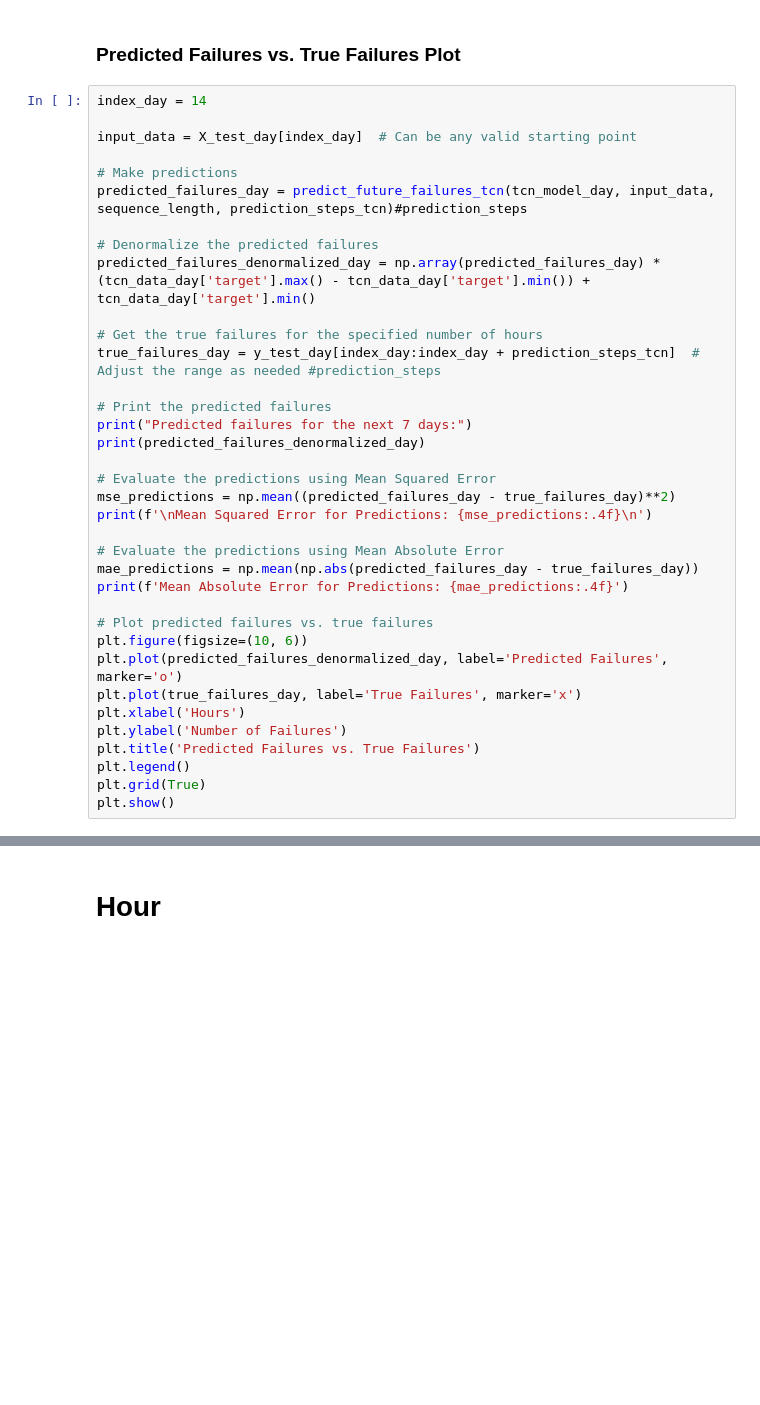
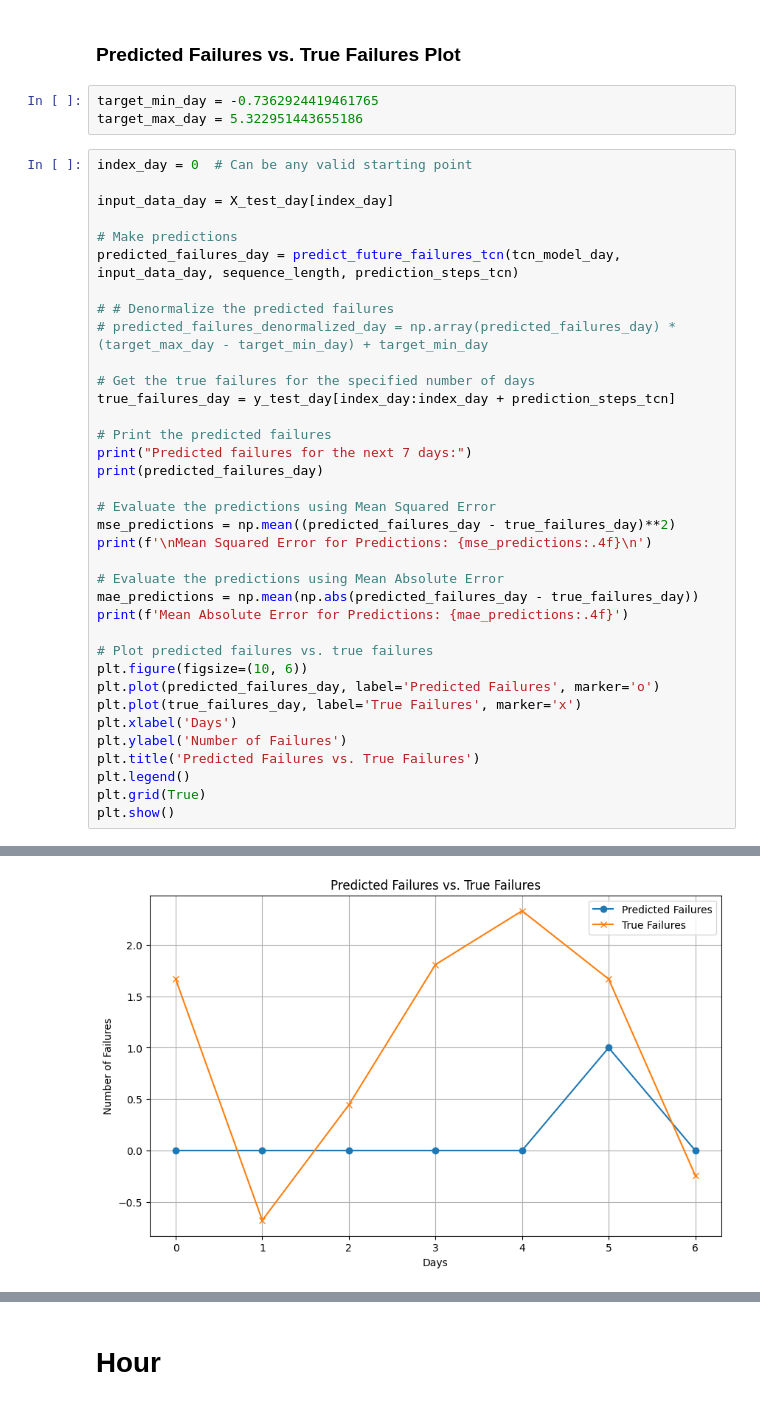
Before and after one commit to yyzangg/honours-programme-project, a Jupyter notebook: TCN.ipynb, the cells around one changed output, grey strips where cells are left out. Drawn from its saved outputs; the diff is of its cells as text; blank space fills up the shorter version.

```diff
--- a/TCN.ipynb
+++ b/TCN.ipynb
@@ -177,22 +183,25 @@ plt.show()
 # %% [markdown]
 ### Predicted Failures vs. True Failures Plot
+# %%
+target_min_day = -0.7362924419461765
+target_max_day = 5.322951443655186
 # %%
-index_day = 14
+index_day = 0  # Can be any valid starting point
 
-input_data = X_test_day[index_day]  # Can be any valid starting point
+input_data_day = X_test_day[index_day]
 
 # Make predictions
-predicted_failures_day = predict_future_failures_tcn(tcn_model_day, input_data, sequence_length, prediction_steps_tcn)#prediction_steps
+predicted_failures_day = predict_future_failures_tcn(tcn_model_day, input_data_day, sequence_length, prediction_steps_tcn)
 
-# Denormalize the predicted failures
-predicted_failures_denormalized_day = np.array(predicted_failures_day) * (tcn_data_day['target'].max() - tcn_data_day['target'].min()) + tcn_data_day['target'].min()
+# # Denormalize the predicted failures
+# predicted_failures_denormalized_day = np.array(predicted_failures_day) * (target_max_day - target_min_day) + target_min_day
 
-# Get the true failures for the specified number of hours
-true_failures_day = y_test_day[index_day:index_day + prediction_steps_tcn]  # Adjust the range as needed #prediction_steps
+# Get the true failures for the specified number of days
+true_failures_day = y_test_day[index_day:index_day + prediction_steps_tcn]
 
 # Print the predicted failures
 print("Predicted failures for the next 7 days:")
-print(predicted_failures_denormalized_day)
+print(predicted_failures_day)
 
 # Evaluate the predictions using Mean Squared Error
 mse_predictions = np.mean((predicted_failures_day - true_failures_day)**2)
@@ -204,11 +213,12 @@ print(f'Mean Absolute Error for Predictions: {mae_predictions:.4f}')
 
 # Plot predicted failures vs. true failures
 plt.figure(figsize=(10, 6))
-plt.plot(predicted_failures_denormalized_day, label='Predicted Failures', marker='o')
+plt.plot(predicted_failures_day, label='Predicted Failures', marker='o')
 plt.plot(true_failures_day, label='True Failures', marker='x')
-plt.xlabel('Hours')
+plt.xlabel('Days')
 plt.ylabel('Number of Failures')
 plt.title('Predicted Failures vs. True Failures')
 plt.legend()
 plt.grid(True)
 plt.show()
+# %% [output]
@@ -214,0 +238 @@ plt.show()
+[figure, added]
```
Also changed, not shown: parts of 25 cells of this notebook, 6 other files.
